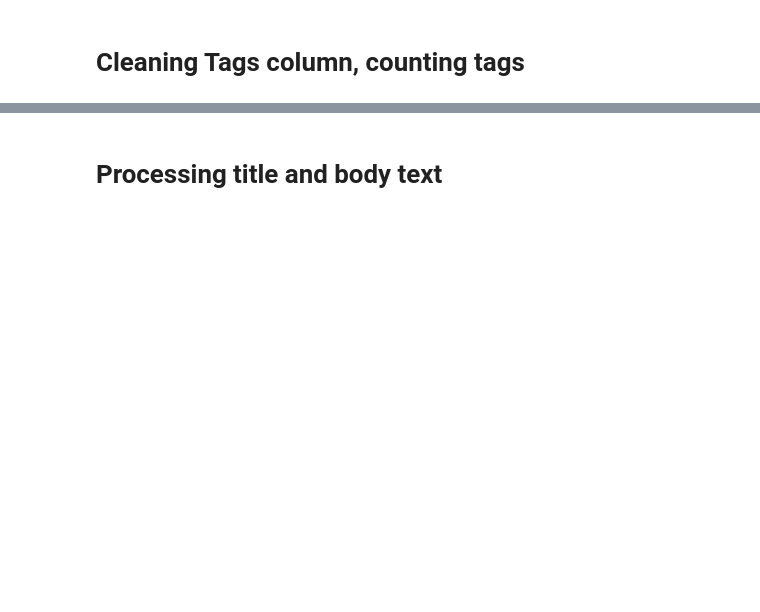
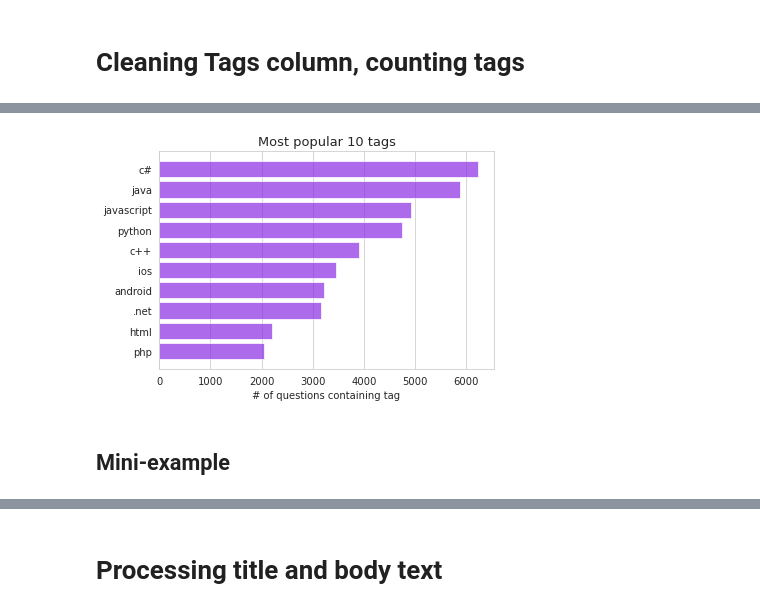
Before and after one commit to ana-bernal/tag-projet_overflow, a Jupyter notebook: preprocessing.ipynb, the cells around one changed output, grey strips where cells are left out. Cells and saved outputs as stored; diff of their text form; code cells hidden in the pictures; blank space fills up the shorter version.

```diff
--- a/preprocessing.ipynb
+++ b/preprocessing.ipynb
@@ -105,7 +139,7 @@ df.head(3)
 # %%
-# The set of all tags appearing in the sample of
+# Creating the set of all tags appearing in the sample of
 # size 50 000
 all_tags = set()
 
-for tags in df['clean_Tags']:
+for tags in df['Tags']:
     all_tags = all_tags.union(set(tags))
@@ -207,0 +209,32 @@ df.head()
+# %%
+def plot_numb_popular_tags(popular_tags,n):
+        '''
+        Bar plot illustrating the number of questions
+        per each popular tag, for n the most popular tags.
+
+        Parameters:
+                - popular_tags : dict
+                        keys: the labels of popular tags
+                        values: number of questions tagged with tag.
+                - n : int
+        '''
+
+        fig, ax = plt.subplots()
+        ax.barh(width=list(popular_tags.values())[:n],
+                y=range(n)[::-1],
+                color='blueviolet',
+                alpha=0.7,
+                tick_label=list(popular_tags.keys())[:n]
+                )
+        plt.title(f'Most popular {n} tags', fontsize=13)
+        plt.xlabel('# of questions containing tag')
+        ax.grid(axis='y')
+
+        plt.show()
+# %%
+# Plotting the 10 most popular tags
+plot_numb_popular_tags(popular_tags, 10)
+# %% [output]
+[figure, added]
+# %% [markdown]
+## Mini-example
```
Also changed, not shown: parts of 90 cells of this notebook, 1 other file.
